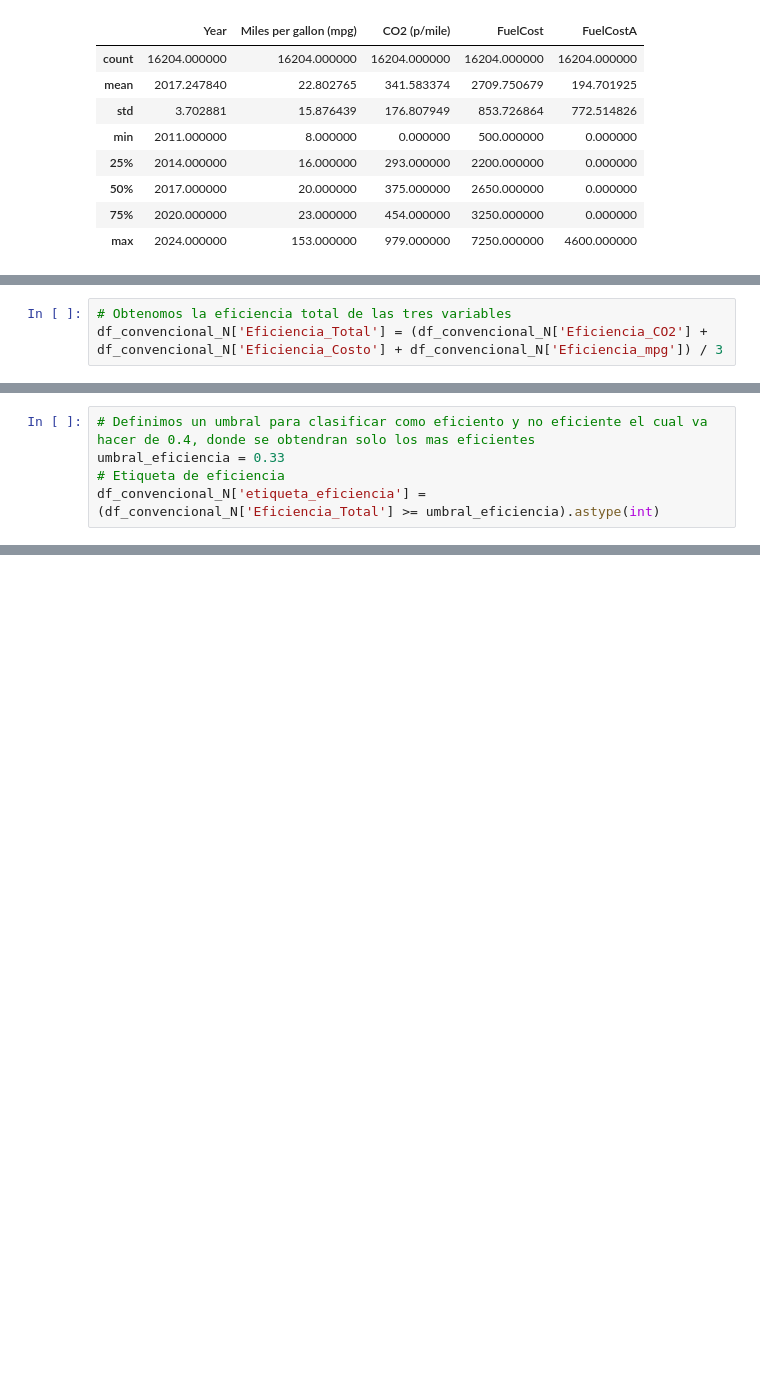
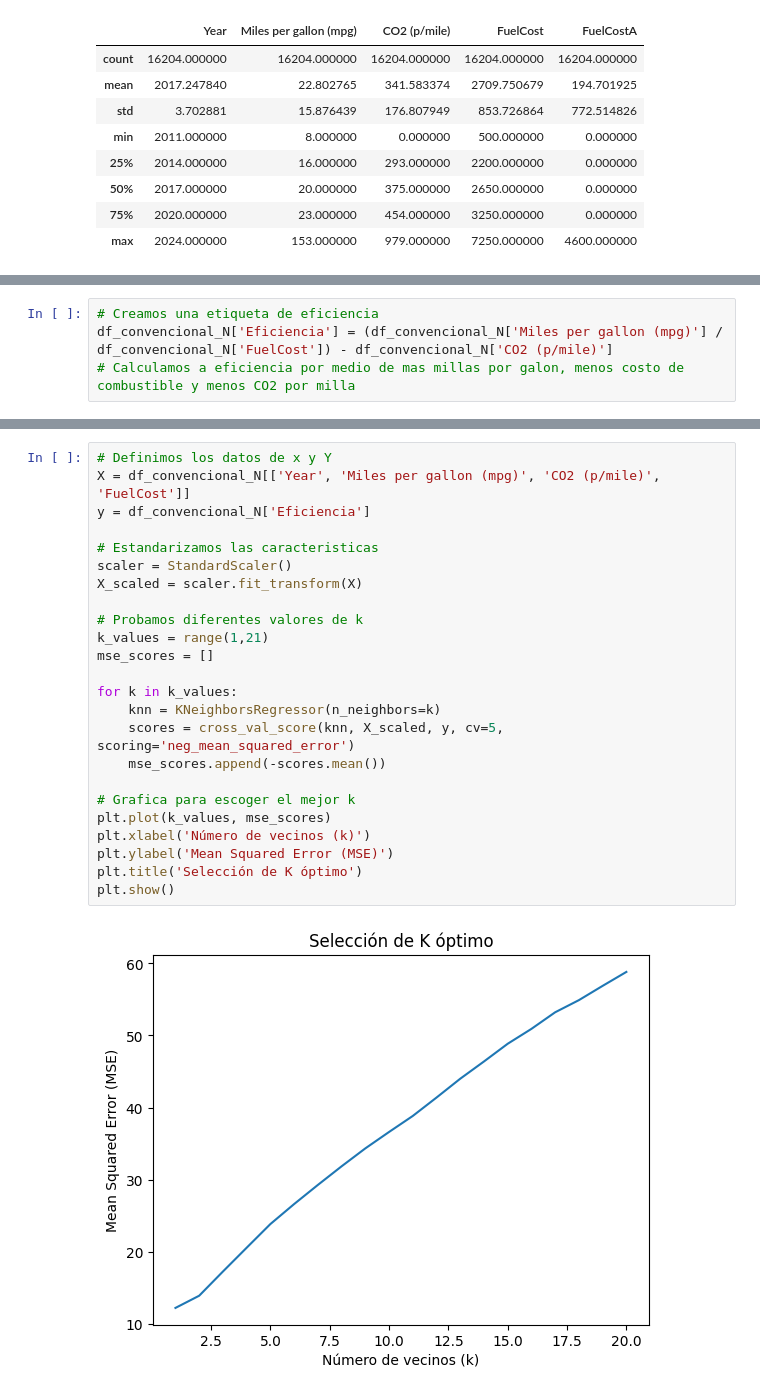
Before and after one commit to GLibardoAlarcon/Proyecto_Finalizado_Streamlit, a Jupyter notebook: Modelos_ML/Ml_1.ipynb, the cells around one changed output, grey strips where cells are left out. Saved outputs shown, nothing was run; the diff lists cells and outputs as text; blank space fills up the shorter version.

```diff
--- a/Modelos_ML/Ml_1.ipynb
+++ b/Modelos_ML/Ml_1.ipynb
@@ -116,3 +95,0 @@ df_convencional_N.describe()
-# %%
-# Obtenomos la eficiencia total de las tres variables
-df_convencional_N['Eficiencia_Total'] = (df_convencional_N['Eficiencia_CO2'] + df_convencional_N['Eficiencia_Costo'] + df_convencional_N['Eficiencia_mpg']) / 3
@@ -132,5 +95,0 @@ df_convencional_N.describe()
-# %%
-# Definimos un umbral para clasificar como eficiento y no eficiente el cual va hacer de 0.4, donde se obtendran solo los mas eficientes
-umbral_eficiencia = 0.33
-# Etiqueta de eficiencia
-df_convencional_N['etiqueta_eficiencia'] = (df_convencional_N['Eficiencia_Total'] >= umbral_eficiencia).astype(int)
@@ -160,0 +96,4 @@ Exactitud del modelo: 0.93
+# %%
+# Creamos una etiqueta de eficiencia
+df_convencional_N['Eficiencia'] = (df_convencional_N['Miles per gallon (mpg)'] / df_convencional_N['FuelCost']) - df_convencional_N['CO2 (p/mile)']
+# Calculamos a eficiencia por medio de mas millas por galon, menos costo de combustible y menos CO2 por milla
@@ -160,0 +112,26 @@ Exactitud del modelo: 0.93
+# %%
+# Definimos los datos de x y Y
+X = df_convencional_N[['Year', 'Miles per gallon (mpg)', 'CO2 (p/mile)', 'FuelCost']]
+y = df_convencional_N['Eficiencia']
+
+# Estandarizamos las caracteristicas
+scaler = StandardScaler()
+X_scaled = scaler.fit_transform(X)
+
+# Probamos diferentes valores de k
+k_values = range(1,21)
+mse_scores = []
+
+for k in k_values:
+    knn = KNeighborsRegressor(n_neighbors=k)
+    scores = cross_val_score(knn, X_scaled, y, cv=5, scoring='neg_mean_squared_error')
+    mse_scores.append(-scores.mean())
+
+# Grafica para escoger el mejor k
+plt.plot(k_values, mse_scores)
+plt.xlabel('Número de vecinos (k)')
+plt.ylabel('Mean Squared Error (MSE)')
+plt.title('Selección de K óptimo')
+plt.show()
+# %% [output]
+[figure, added]
```
Also changed, not shown: parts of 12 cells of this notebook, 3 other files.
